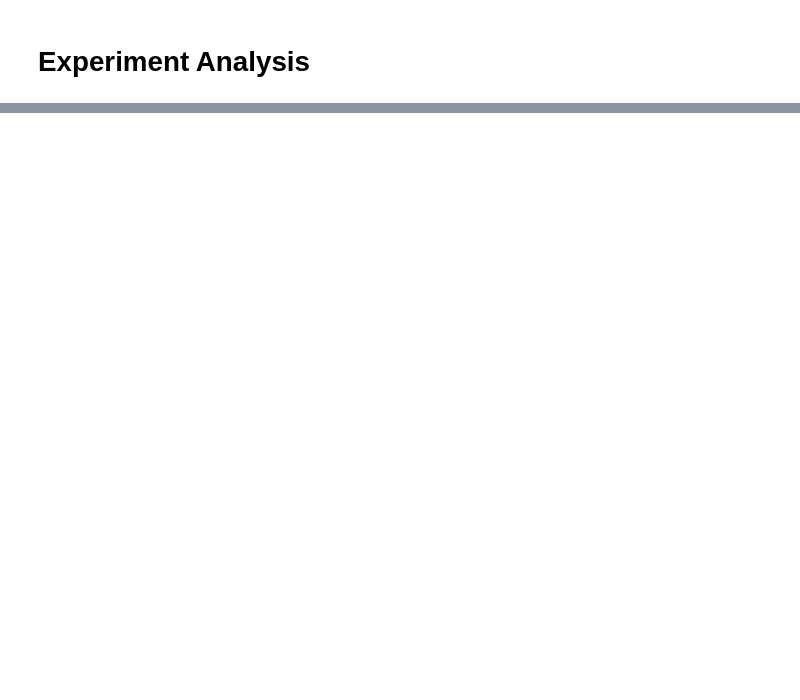
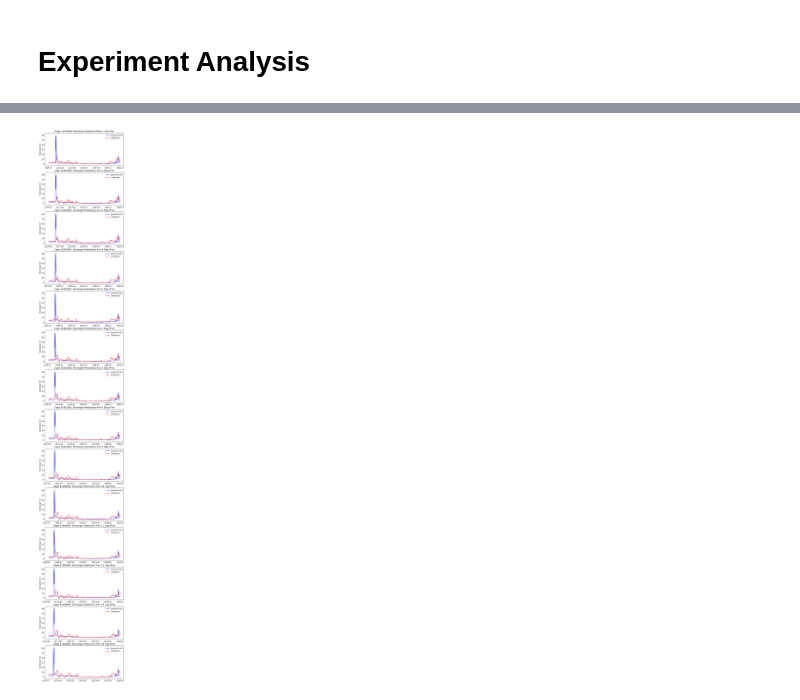
Before and after one commit to MIDS-capstone-fate-of-snow/discharge-estimation, a Jupyter notebook: models/Experiment Analysis.ipynb, the cells around one changed output, grey strips where cells are left out. Cells and saved outputs as stored; diff of their text form; code cells hidden in the pictures; blank space fills up the shorter version.

```diff
--- a/models/Experiment Analysis.ipynb
+++ b/models/Experiment Analysis.ipynb
@@ -109,0 +46,4 @@ plot_pred_vs_true(merged, "11318500", days=list(range(1, 15, 1)))
+# %%
+exp_analysis.plot_pred_vs_true(merged, "11402000", days=list(range(1, 15, 1)))
+# %% [output]
+[figure, added]
```
Also changed, not shown: parts of 13 cells of this notebook, 32 other files.
